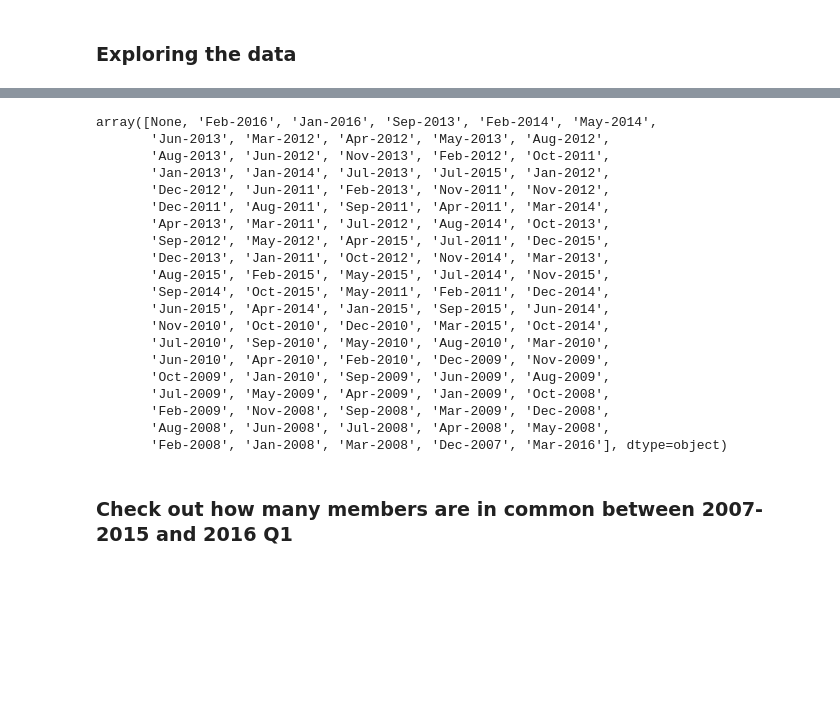
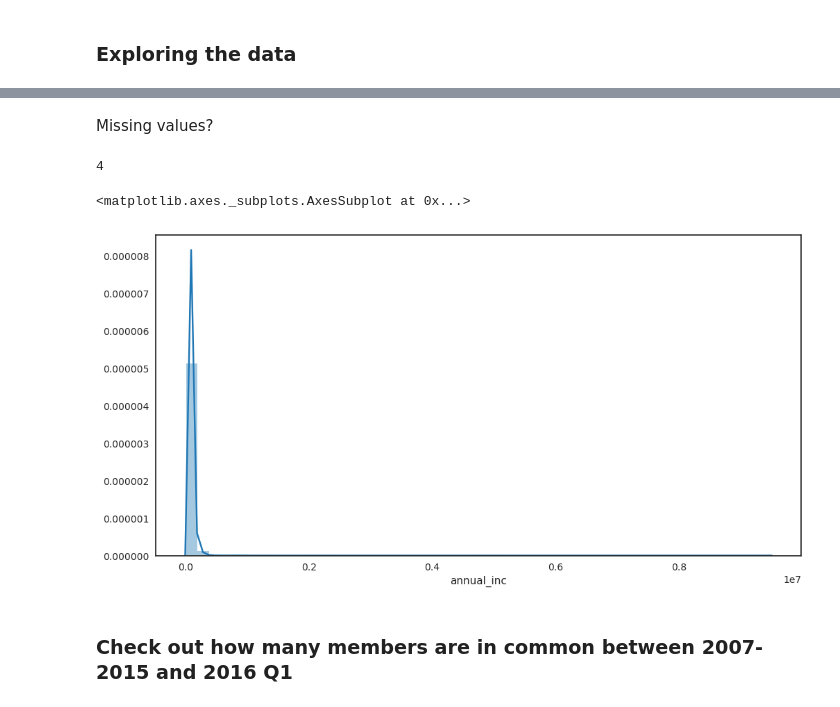
Before and after one commit to vijayshankarv/kaggle, a Jupyter notebook: lending-club/Lending-club-exploration.ipynb, the cells around one changed output, grey strips where cells are left out. Drawn from its saved outputs; the diff is of its cells as text; code cells hidden in the pictures; blank space fills up the shorter version.

```diff
--- a/lending-club/Lending-club-exploration.ipynb
+++ b/lending-club/Lending-club-exploration.ipynb
@@ -110,26 +241,14 @@ Name: inq_last_12m, dtype: int64
-# %%
-df_loan['next_pymnt_d'].unique()
-# %% [output]
-array([None, 'Feb-2016', 'Jan-2016', 'Sep-2013', 'Feb-2014', 'May-2014',
-       'Jun-2013', 'Mar-2012', 'Apr-2012', 'May-2013', 'Aug-2012',
-       'Aug-2013', 'Jun-2012', 'Nov-2013', 'Feb-2012', 'Oct-2011',
-       'Jan-2013', 'Jan-2014', 'Jul-2013', 'Jul-2015', 'Jan-2012',
-       'Dec-2012', 'Jun-2011', 'Feb-2013', 'Nov-2011', 'Nov-2012',
-       'Dec-2011', 'Aug-2011', 'Sep-2011', 'Apr-2011', 'Mar-2014',
-       'Apr-2013', 'Mar-2011', 'Jul-2012', 'Aug-2014', 'Oct-2013',
-       'Sep-2012', 'May-2012', 'Apr-2015', 'Jul-2011', 'Dec-2015',
-       'Dec-2013', 'Jan-2011', 'Oct-2012', 'Nov-2014', 'Mar-2013',
-       'Aug-2015', 'Feb-2015', 'May-2015', 'Jul-2014', 'Nov-2015',
-       'Sep-2014', 'Oct-2015', 'May-2011', 'Feb-2011', 'Dec-2014',
-       'Jun-2015', 'Apr-2014', 'Jan-2015', 'Sep-2015', 'Jun-2014',
-       'Nov-2010', 'Oct-2010', 'Dec-2010', 'Mar-2015', 'Oct-2014',
-       'Jul-2010', 'Sep-2010', 'May-2010', 'Aug-2010', 'Mar-2010',
-       'Jun-2010', 'Apr-2010', 'Feb-2010', 'Dec-2009', 'Nov-2009',
-       'Oct-2009', 'Jan-2010', 'Sep-2009', 'Jun-2009', 'Aug-2009',
-       'Jul-2009', 'May-2009', 'Apr-2009', 'Jan-2009', 'Oct-2008',
-       'Feb-2009', 'Nov-2008', 'Sep-2008', 'Mar-2009', 'Dec-2008',
-       'Aug-2008', 'Jun-2008', 'Jul-2008', 'Apr-2008', 'May-2008',
-       'Feb-2008', 'Jan-2008', 'Mar-2008', 'Dec-2007', 'Mar-2016'], dtype=object)
+# %% [markdown]
+Missing values?
+# %%
+np.count_nonzero(df_loan['annual_inc'].isnull())
+# %% [output]
+4
+# %%
+sns.distplot(df_loan['annual_inc'].dropna(),kde=True,rug=False)
+# %% [output]
+<matplotlib.axes._subplots.AxesSubplot at 0x...>
+[figure, added]
 # %% [markdown]
 ### Check out how many members are in common between 2007-2015 and 2016 Q1
 # %%
```
Also changed, not shown: parts of 51 cells of this notebook.
